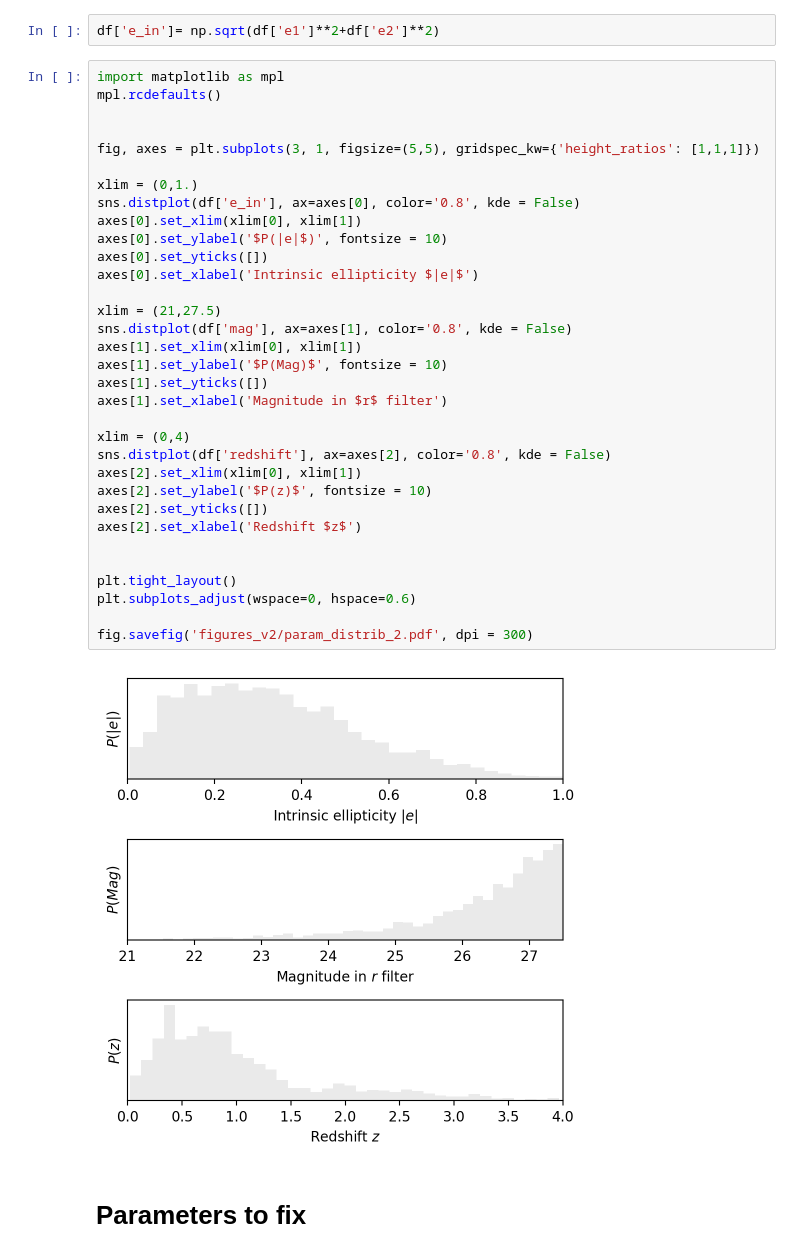
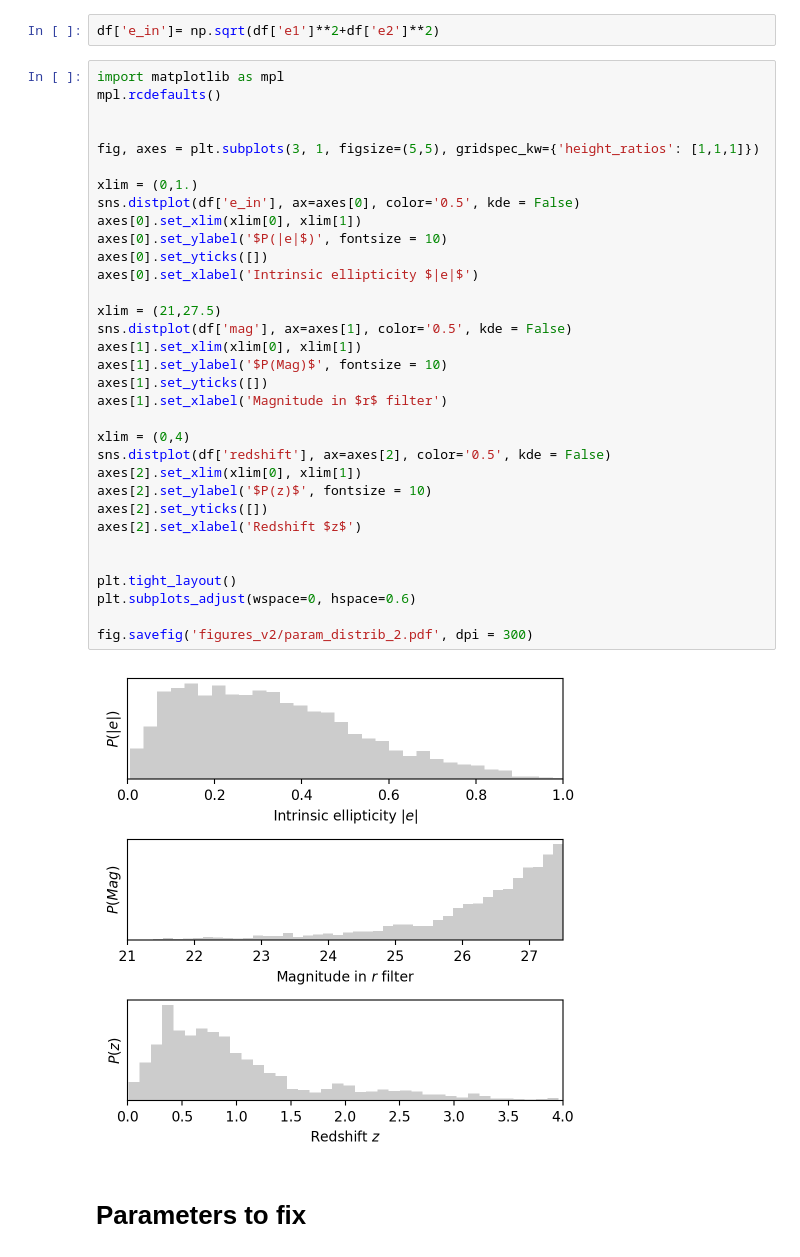
Before and after one commit to LSSTDESC/DeblenderVAE, a Jupyter notebook: notebooks/Plots_for_paper/Plots_VAE_results_v6_correct_exposure.ipynb, the cells around one changed output. Drawn from its saved outputs; the diff is of its cells as text.

Commit message:
update notebooks for better defined plots and figures

```diff
--- a/notebooks/Plots_for_paper/Plots_VAE_results_v6_correct_exposure.ipynb
+++ b/notebooks/Plots_for_paper/Plots_VAE_results_v6_correct_exposure.ipynb
@@ -102,37 +102,37 @@ df['e_in']= np.sqrt(df['e1']**2+df['e2']**2)
 import matplotlib as mpl
 mpl.rcdefaults()
 
 
 fig, axes = plt.subplots(3, 1, figsize=(5,5), gridspec_kw={'height_ratios': [1,1,1]})
 
 xlim = (0,1.)
-sns.distplot(df['e_in'], ax=axes[0], color='0.8', kde = False)
+sns.distplot(df['e_in'], ax=axes[0], color='0.5', kde = False)
 axes[0].set_xlim(xlim[0], xlim[1])
 axes[0].set_ylabel('$P(|e|$)', fontsize = 10)
 axes[0].set_yticks([])
 axes[0].set_xlabel('Intrinsic ellipticity $|e|$')
 
 xlim = (21,27.5)
-sns.distplot(df['mag'], ax=axes[1], color='0.8', kde = False)
+sns.distplot(df['mag'], ax=axes[1], color='0.5', kde = False)
 axes[1].set_xlim(xlim[0], xlim[1])
 axes[1].set_ylabel('$P(Mag)$', fontsize = 10)
 axes[1].set_yticks([])
 axes[1].set_xlabel('Magnitude in $r$ filter')
 
 xlim = (0,4)
-sns.distplot(df['redshift'], ax=axes[2], color='0.8', kde = False)
+sns.distplot(df['redshift'], ax=axes[2], color='0.5', kde = False)
 axes[2].set_xlim(xlim[0], xlim[1])
 axes[2].set_ylabel('$P(z)$', fontsize = 10)
 axes[2].set_yticks([])
 axes[2].set_xlabel('Redshift $z$')
 
 
 plt.tight_layout()
 plt.subplots_adjust(wspace=0, hspace=0.6)
 
 fig.savefig('figures_v2/param_distrib_2.pdf', dpi = 300)
 # %% [output]
-[figure, old version]
+[figure, new version]
 # %% [markdown]
 # Parameters to fix
 # %%
```
Also changed, not shown: parts of 5 cells of this notebook, 19 other files.
